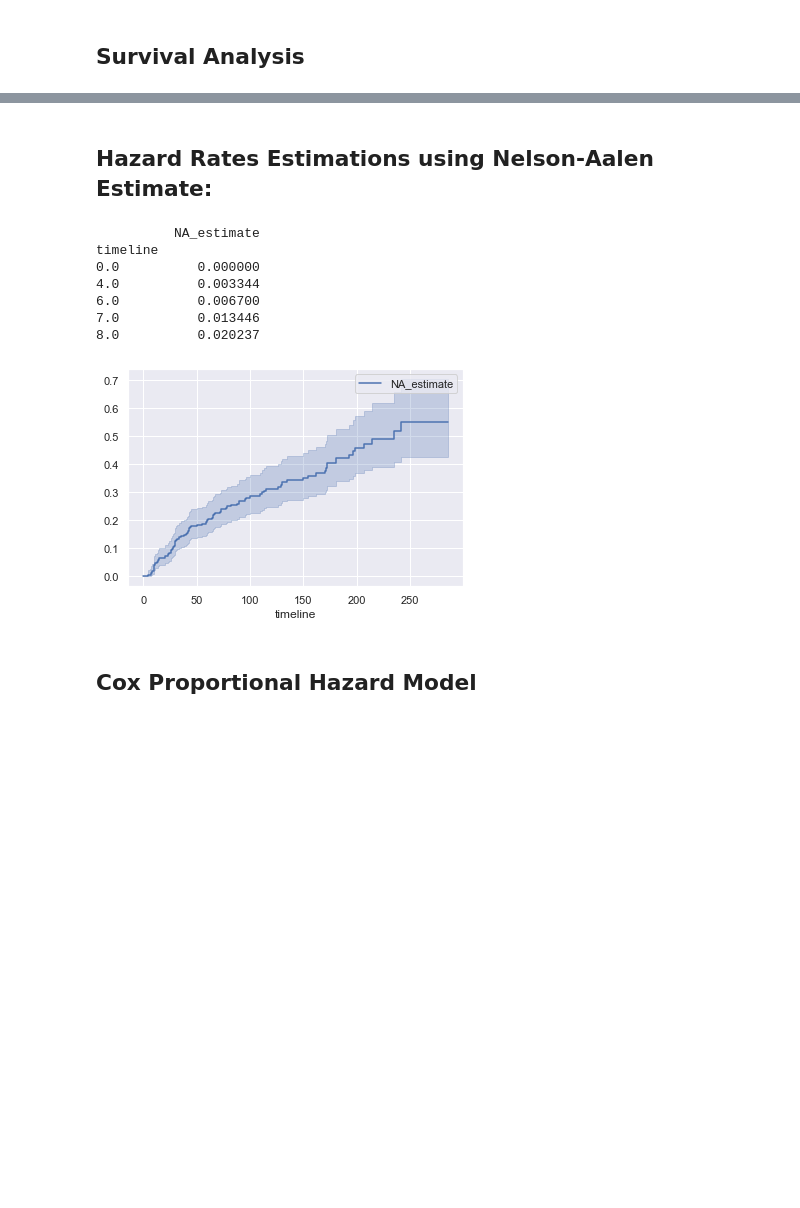
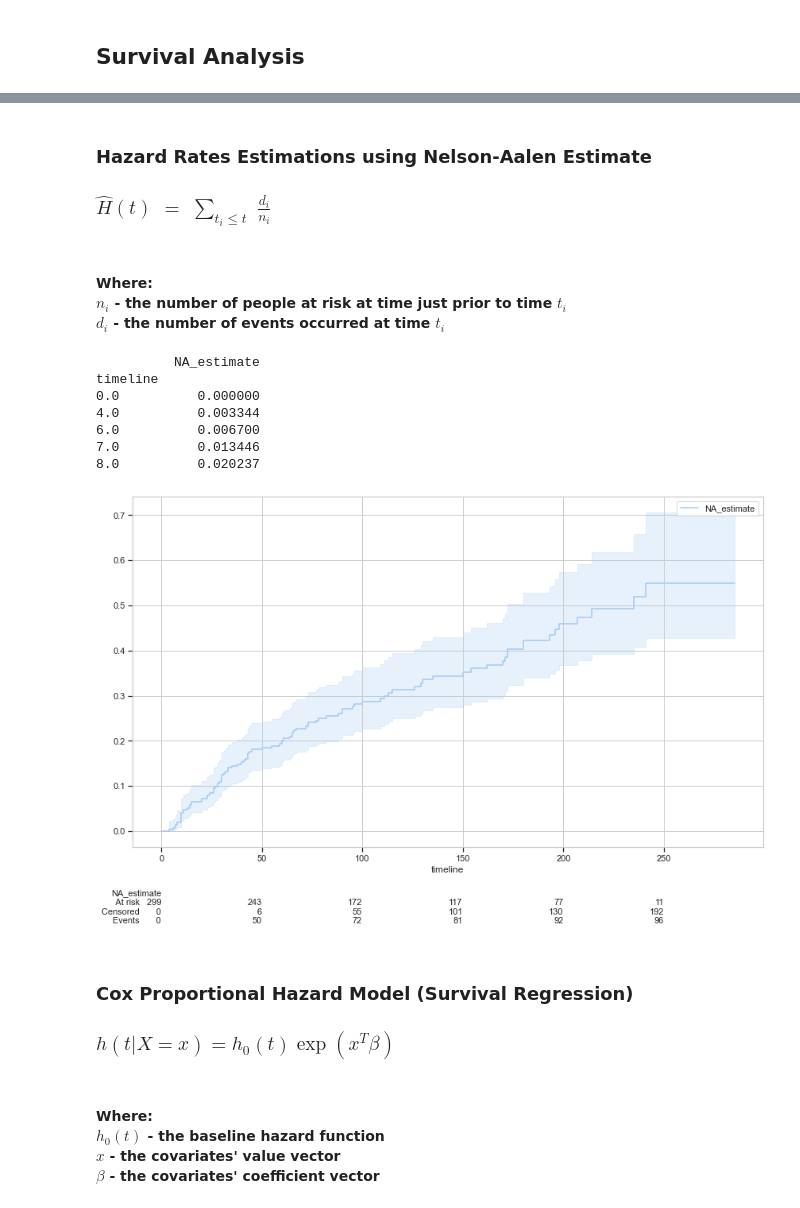
Before and after one commit to ErezWasserman/Heart-Failure-Prediction, a Jupyter notebook: Heart Failure Survival Analysis and Mortality Prediction.ipynb, the cells around one changed output, grey strips where cells are left out. Cells and saved outputs as stored; diff of their text form; code cells hidden in the pictures; blank space fills up the shorter version.

Commit message:
improved analysis and visualizations
Version 2

```diff
--- a/Heart Failure Survival Analysis and Mortality Prediction.ipynb
+++ b/Heart Failure Survival Analysis and Mortality Prediction.ipynb
@@ -165,21 +340,26 @@ plt.tight_layout()
 # %% [markdown]
-## Hazard Rates Estimations using Nelson-Aalen Estimate:
+### Hazard Rates Estimations using Nelson-Aalen Estimate <br> <br> $\hat{H}(t)$ $=$ $\sum_{t_i \le t}$ $\frac{d_i}{n_i}$
+# %% [markdown]
+#### Where: <br> ${n_i}$ - the number of people at risk at time just prior to time ${t_i}$ <bR> ${d_i}$ - the number of events occurred at time ${t_i}$
 # %%
 from lifelines import NelsonAalenFitter
 naf = NelsonAalenFitter()
 
 naf.fit(T, event_observed=E)
 
 print(naf.cumulative_hazard_.head())
-naf.plot_cumulative_hazard();
+plt.figure(figsize=(12,8))
+naf.plot_cumulative_hazard(at_risk_counts=True);
 # %% [output]
           NA_estimate
 timeline
 0.0          0.000000
 4.0          0.003344
 6.0          0.006700
 7.0          0.013446
 8.0          0.020237
-[figure, old version]
+[figure, new version]
-# %% [markdown]
-## Cox Proportional Hazard Model
+# %% [markdown]
+### Cox Proportional Hazard Model (Survival Regression) <br> <br> $h(t|X=x) = h_0(t)\exp(x^T\beta)$
+# %% [markdown]
+#### Where: <br> ${h_0(t)}$ - the baseline hazard function <br> ${x}$ - the covariates' value vector <bR> ${\beta}$ - the covariates' coefficient vector
```
Also changed, not shown: parts of 77 cells of this notebook.
